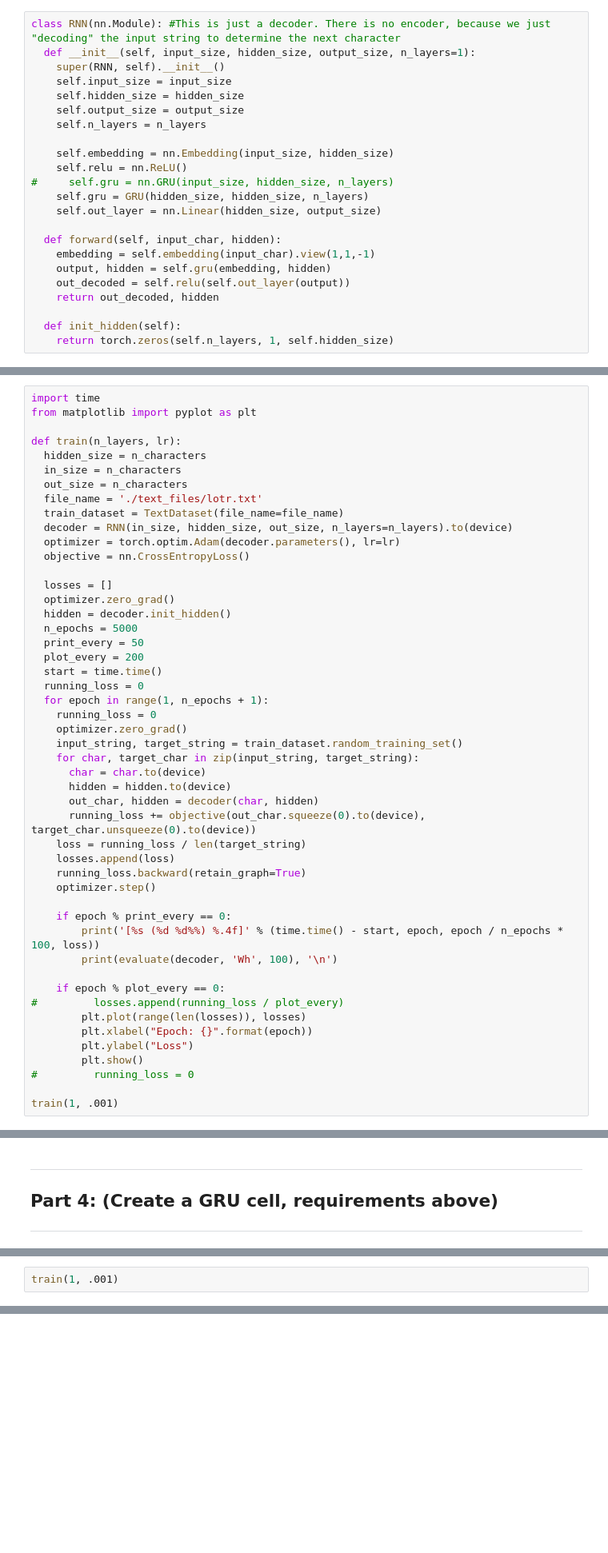
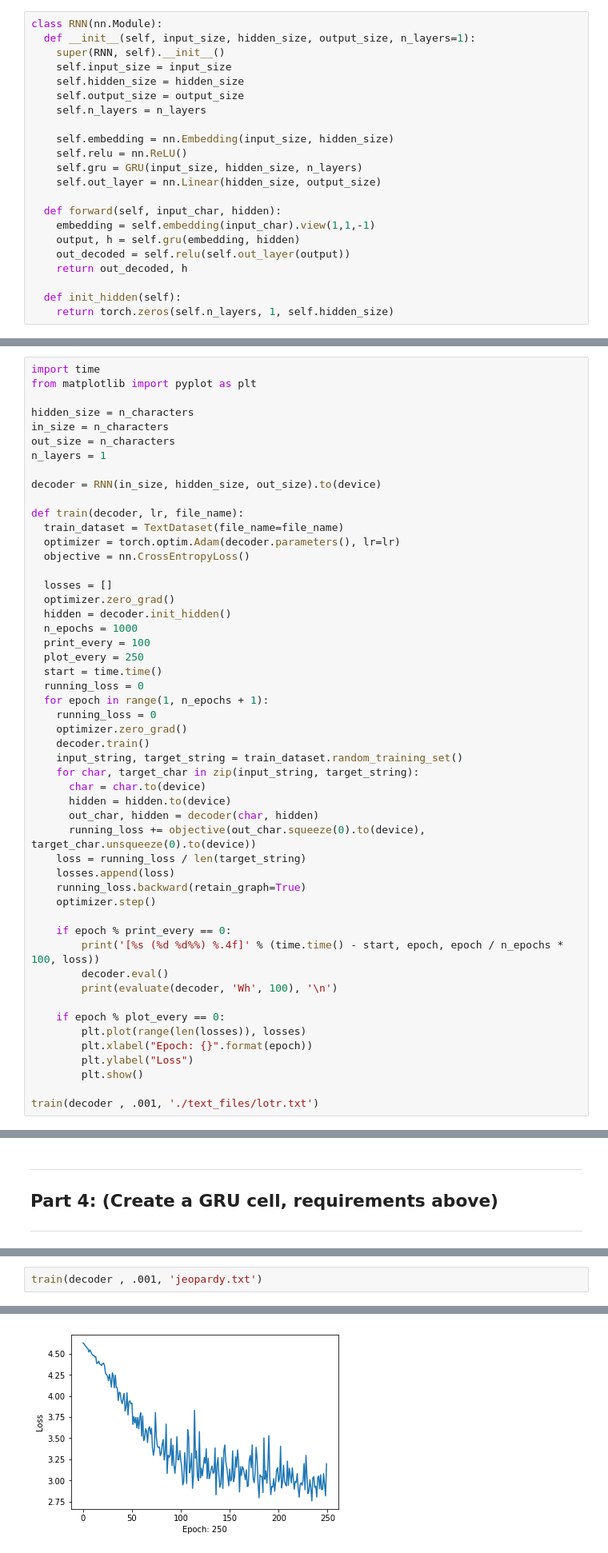
Before and after one commit to ALMerrill/cs474_labs_f2019, a Jupyter notebook: DL_Lab6.ipynb, the cells around one changed output, grey strips where cells are left out. Shown: that part at 80% size. Cells and saved outputs as stored; diff of their text form; blank space fills up the shorter version.

```diff
--- a/DL_Lab6.ipynb
+++ b/DL_Lab6.ipynb
@@ -200,5 +181,5 @@ We now want to build out an RNN model, in this section, we will use all built in
 # %%
-class RNN(nn.Module): #This is just a decoder. There is no encoder, because we just "decoding" the input string to determine the next character
+class RNN(nn.Module):
   def __init__(self, input_size, hidden_size, output_size, n_layers=1):
     super(RNN, self).__init__()
     self.input_size = input_size
@@ -208,15 +189,14 @@ class RNN(nn.Module): #This is just a decoder. There is no encoder, because we j
 
     self.embedding = nn.Embedding(input_size, hidden_size)
     self.relu = nn.ReLU()
-#     self.gru = nn.GRU(input_size, hidden_size, n_layers)
-    self.gru = GRU(hidden_size, hidden_size, n_layers)
+    self.gru = GRU(input_size, hidden_size, n_layers)
     self.out_layer = nn.Linear(hidden_size, output_size)
 
   def forward(self, input_char, hidden):
     embedding = self.embedding(input_char).view(1,1,-1)
-    output, hidden = self.gru(embedding, hidden)
+    output, h = self.gru(embedding, hidden)
     out_decoded = self.relu(self.out_layer(output))
-    return out_decoded, hidden
+    return out_decoded, h
 
   def init_hidden(self):
     return torch.zeros(self.n_layers, 1, self.hidden_size)
@@ -239,27 +221,30 @@ This function outlines how training a sequence style network goes.
 import time
 from matplotlib import pyplot as plt
 
-def train(n_layers, lr):
-  hidden_size = n_characters
-  in_size = n_characters
-  out_size = n_characters
-  file_name = './text_files/lotr.txt'
+hidden_size = n_characters
+in_size = n_characters
+out_size = n_characters
+n_layers = 1
+
+decoder = RNN(in_size, hidden_size, out_size).to(device)
+
+def train(decoder, lr, file_name):
   train_dataset = TextDataset(file_name=file_name)
-  decoder = RNN(in_size, hidden_size, out_size, n_layers=n_layers).to(device)
   optimizer = torch.optim.Adam(decoder.parameters(), lr=lr)
   objective = nn.CrossEntropyLoss()
 
   losses = []
   optimizer.zero_grad()
   hidden = decoder.init_hidden()
-  n_epochs = 5000
-  print_every = 50
-  plot_every = 200
+  n_epochs = 1000
+  print_every = 100
+  plot_every = 250
   start = time.time()
   running_loss = 0
   for epoch in range(1, n_epochs + 1):
     running_loss = 0
     optimizer.zero_grad()
+    decoder.train()
     input_string, target_string = train_dataset.random_training_set()
     for char, target_char in zip(input_string, target_string):
       char = char.to(device)
@@ -273,14 +258,13 @@ def train(n_layers, lr):
 
     if epoch % print_every == 0:
         print('[%s (%d %d%%) %.4f]' % (time.time() - start, epoch, epoch / n_epochs * 100, loss))
+        decoder.eval()
         print(evaluate(decoder, 'Wh', 100), '\n')
 
     if epoch % plot_every == 0:
-#         losses.append(running_loss / plot_every)
         plt.plot(range(len(losses)), losses)
         plt.xlabel("Epoch: {}".format(epoch))
         plt.ylabel("Loss")
         plt.show()
-#         running_loss = 0
 
-train(1, .001)
+train(decoder , .001, './text_files/lotr.txt')
@@ -429,2 +377,3 @@ Assuming everything has gone well, you should be able to run the main function i
 # %%
-train(1, .001)
+train(decoder , .001, 'jeopardy.txt')
+# %% [output]
@@ -430,0 +385 @@ train(1, .001)
+[figure, added]
```
Also changed, not shown: parts of 15 cells of this notebook.
